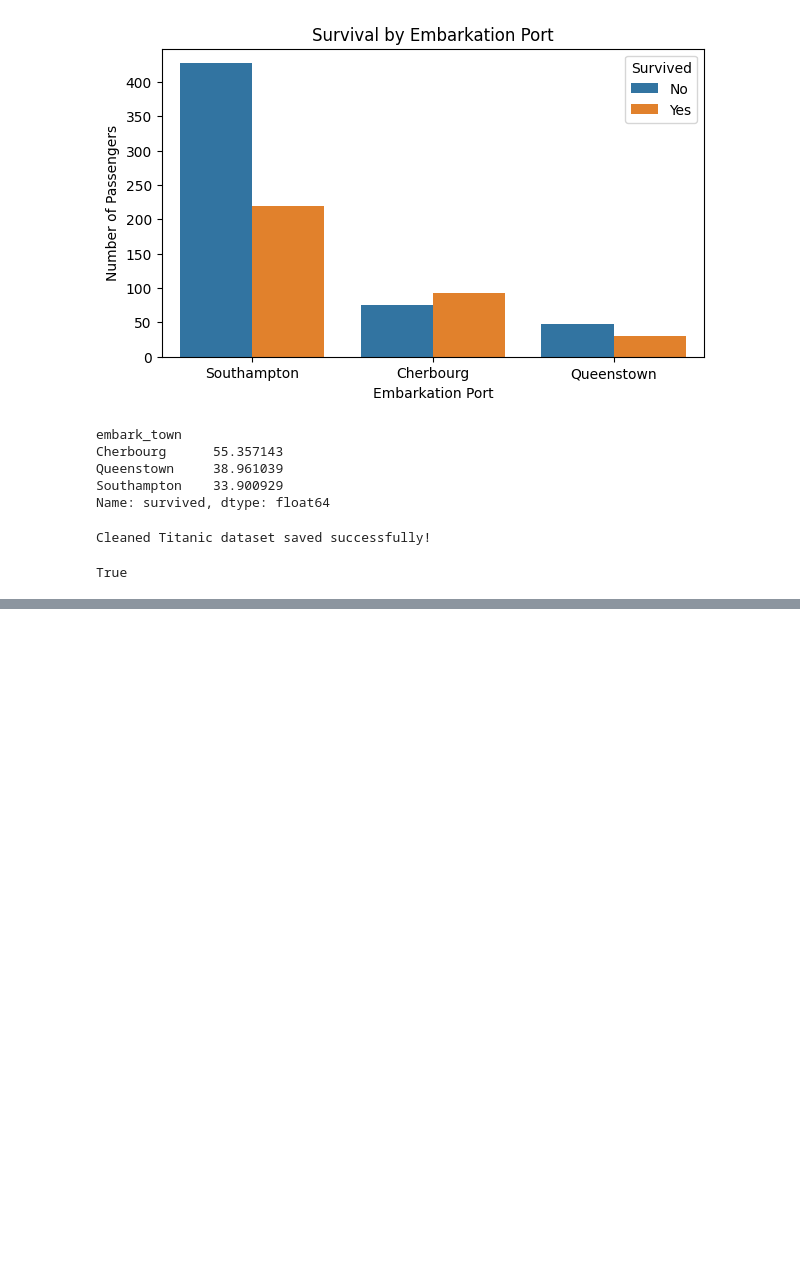
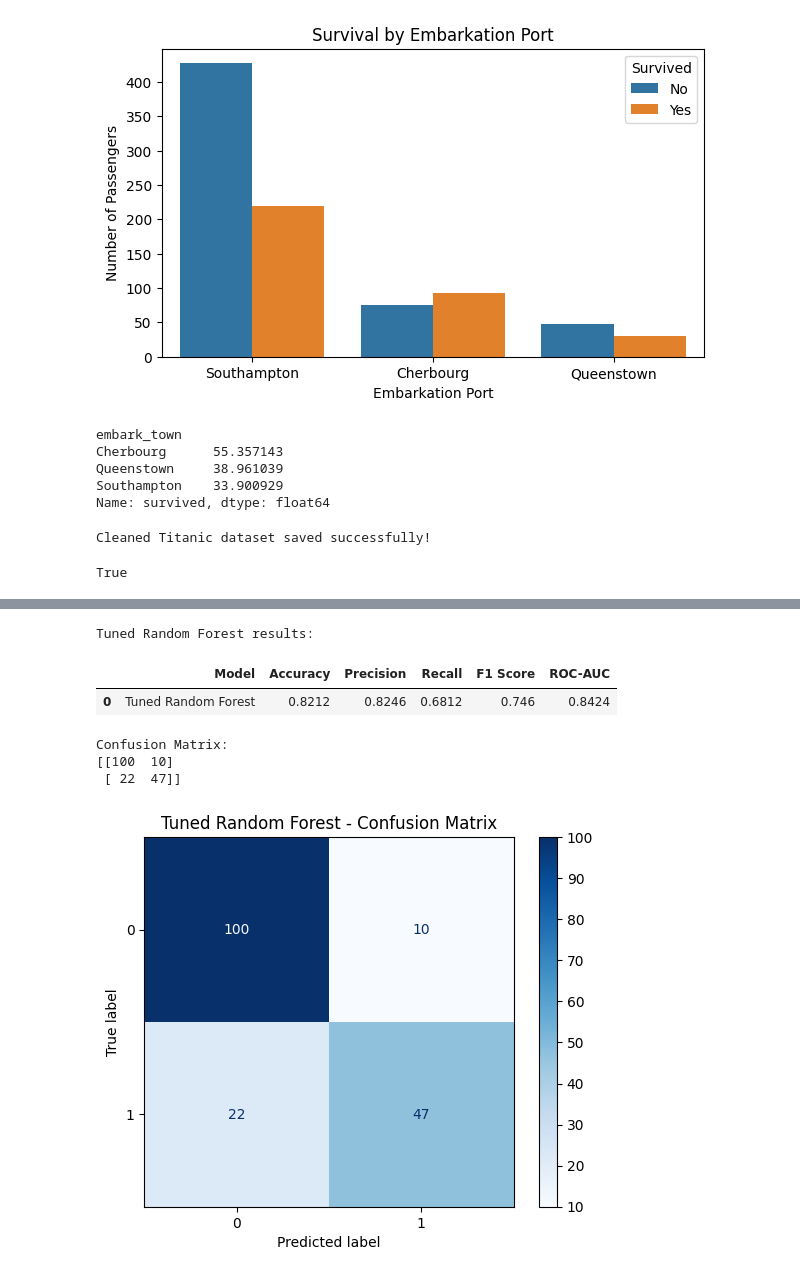
Before and after one commit to Harika200703/zepto-data-ai-platform, a Jupyter notebook: analytics/titanic_eda.ipynb, the cells around one changed output, grey strips where cells are left out. Cells and saved outputs as stored; diff of their text form; code cells hidden in the pictures; blank space fills up the shorter version.

```diff
--- a/analytics/titanic_eda.ipynb
+++ b/analytics/titanic_eda.ipynb
@@ -296,0 +792,35 @@ True
+# %%
+y_pred_tuned = best_rf_pipeline.predict(X_test)
+y_prob_tuned = best_rf_pipeline.predict_proba(X_test)[:, 1]
+
+tuned_rf_results = pd.DataFrame([{
+    "Model": "Tuned Random Forest",
+    "Accuracy": accuracy_score(y_test, y_pred_tuned),
+    "Precision": precision_score(y_test, y_pred_tuned),
+    "Recall": recall_score(y_test, y_pred_tuned),
+    "F1 Score": f1_score(y_test, y_pred_tuned),
+    "ROC-AUC": roc_auc_score(y_test, y_prob_tuned)
+}])
+
+print("Tuned Random Forest results:")
+display(tuned_rf_results.round(4))
+
+print("\nConfusion Matrix:")
+print(confusion_matrix(y_test, y_pred_tuned))
+
+ConfusionMatrixDisplay.from_predictions(
+    y_test,
+    y_pred_tuned,
+    cmap="Blues"
+)
+
+plt.title("Tuned Random Forest - Confusion Matrix")
+plt.show()
+# %% [output]
+Tuned Random Forest results:
+|  | Model | Accuracy | Precision | Recall | F1 Score | ROC-AUC |
+| 0 | Tuned Random Forest | 0.8212 | 0.8246 | 0.6812 | 0.746 | 0.8424 |
+Confusion Matrix:
+[[100  10]
+ [ 22  47]]
+[figure, added]
```
Also changed, not shown: parts of 32 cells of this notebook, 1 other file.
